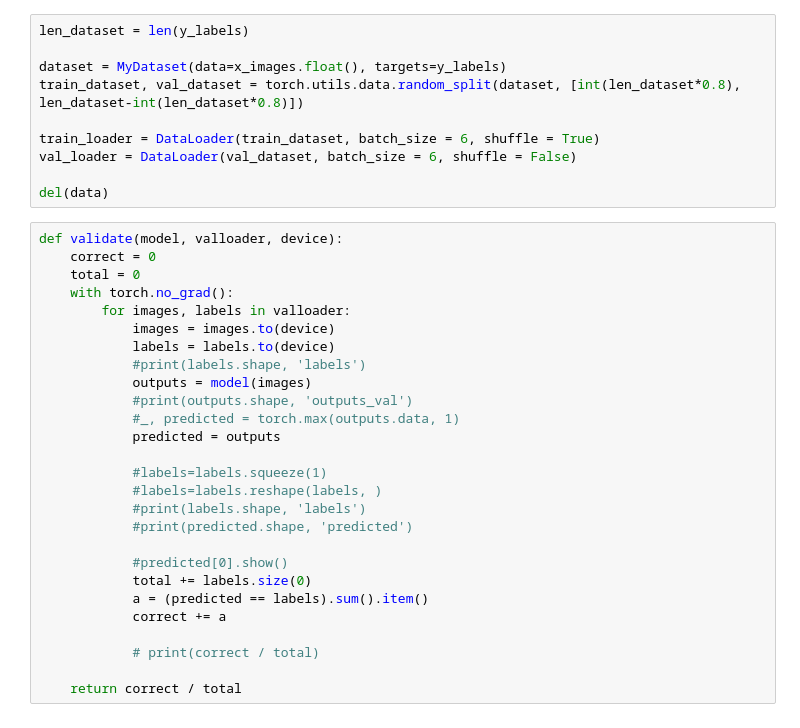
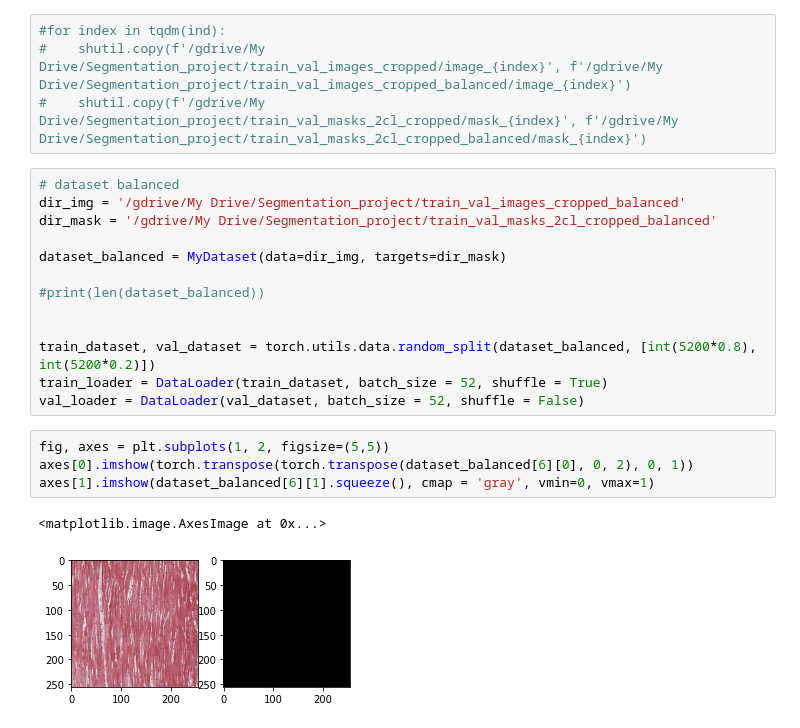
Before and after one commit to AnastasiaTyurinaMSU/Segmentation, a Jupyter notebook: Education.ipynb, the cells around one changed output. Cells and saved outputs as stored; diff of their text form.

```diff
--- a/Education.ipynb
+++ b/Education.ipynb
@@ -56,37 +122,24 @@ print(y_labels.shape)
+# %%
+#for index in tqdm(ind):
+#    shutil.copy(f'/gdrive/My Drive/Segmentation_project/train_val_images_cropped/image_{index}', f'/gdrive/My Drive/Segmentation_project/train_val_images_cropped_balanced/image_{index}')
+#    shutil.copy(f'/gdrive/My Drive/Segmentation_project/train_val_masks_2cl_cropped/mask_{index}', f'/gdrive/My Drive/Segmentation_project/train_val_masks_2cl_cropped_balanced/mask_{index}')
 # %%
-len_dataset = len(y_labels)
+# dataset balanced
+dir_img = '/gdrive/My Drive/Segmentation_project/train_val_images_cropped_balanced'
+dir_mask = '/gdrive/My Drive/Segmentation_project/train_val_masks_2cl_cropped_balanced'
 
-dataset = MyDataset(data=x_images.float(), targets=y_labels)
-train_dataset, val_dataset = torch.utils.data.random_split(dataset, [int(len_dataset*0.8), len_dataset-int(len_dataset*0.8)])
+dataset_balanced = MyDataset(data=dir_img, targets=dir_mask)
 
-train_loader = DataLoader(train_dataset, batch_size = 6, shuffle = True)
-val_loader = DataLoader(val_dataset, batch_size = 6, shuffle = False)
+#print(len(dataset_balanced))
 
-del(data)
+
+train_dataset, val_dataset = torch.utils.data.random_split(dataset_balanced, [int(5200*0.8), int(5200*0.2)])
+train_loader = DataLoader(train_dataset, batch_size = 52, shuffle = True)
+val_loader = DataLoader(val_dataset, batch_size = 52, shuffle = False)
-# %%
-def validate(model, valloader, device):
-    correct = 0
-    total = 0
-    with torch.no_grad():
-        for images, labels in valloader:
-            images = images.to(device)
-            labels = labels.to(device)
-            #print(labels.shape, 'labels')
-            outputs = model(images)
-            #print(outputs.shape, 'outputs_val')
-            #_, predicted = torch.max(outputs.data, 1)
-            predicted = outputs
-
-            #labels=labels.squeeze(1)
-            #labels=labels.reshape(labels, )
-            #print(labels.shape, 'labels')
-            #print(predicted.shape, 'predicted')
-
-            #predicted[0].show()
-            total += labels.size(0)
-            a = (predicted == labels).sum().item()
-            correct += a
-
-            # print(correct / total)
-
-    return correct / total
+# %%
+fig, axes = plt.subplots(1, 2, figsize=(5,5))
+axes[0].imshow(torch.transpose(torch.transpose(dataset_balanced[6][0], 0, 2), 0, 1))
+axes[1].imshow(dataset_balanced[6][1].squeeze(), cmap = 'gray', vmin=0, vmax=1)
+# %% [output]
+<matplotlib.image.AxesImage at 0x...>
+[figure, added]
```
Also changed, not shown: parts of 22 cells of this notebook, 1 other file.
